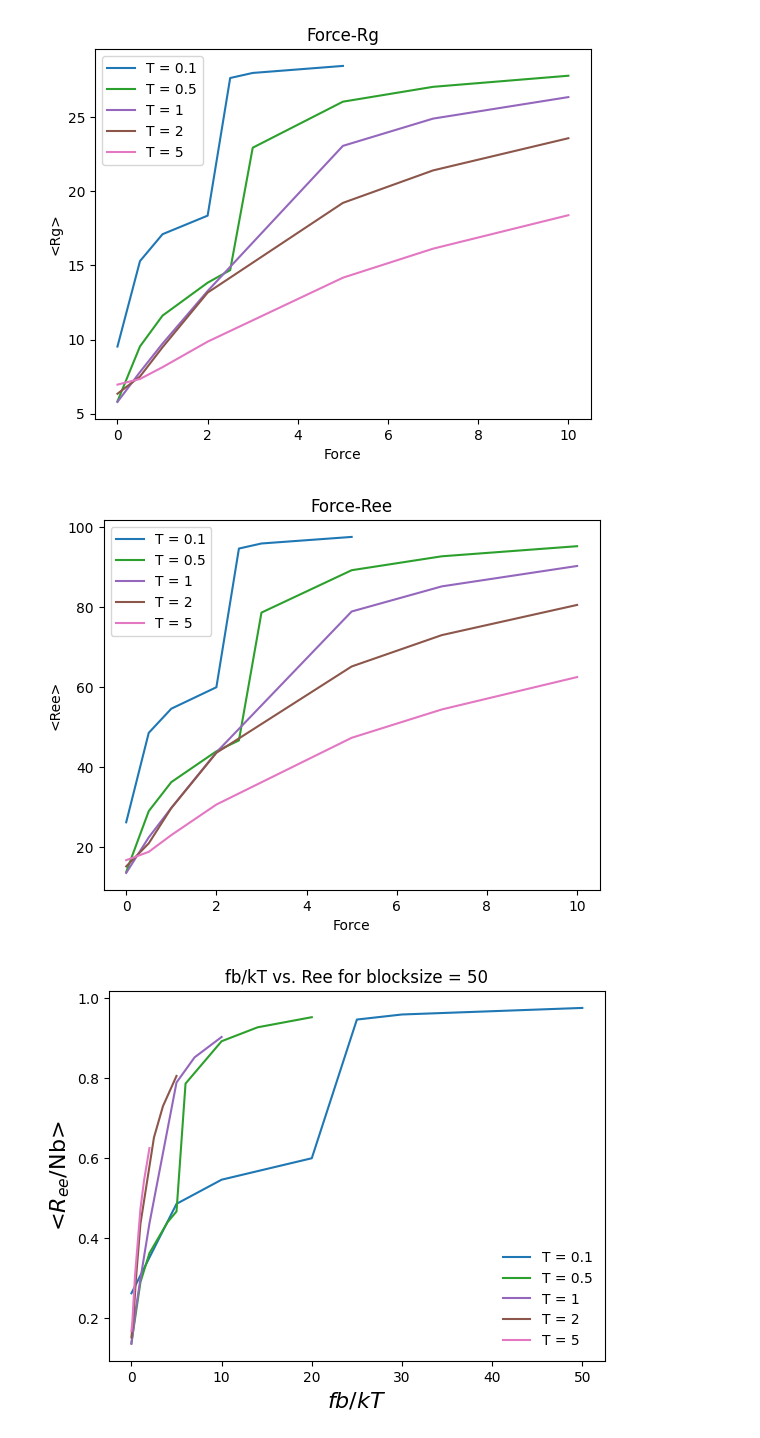
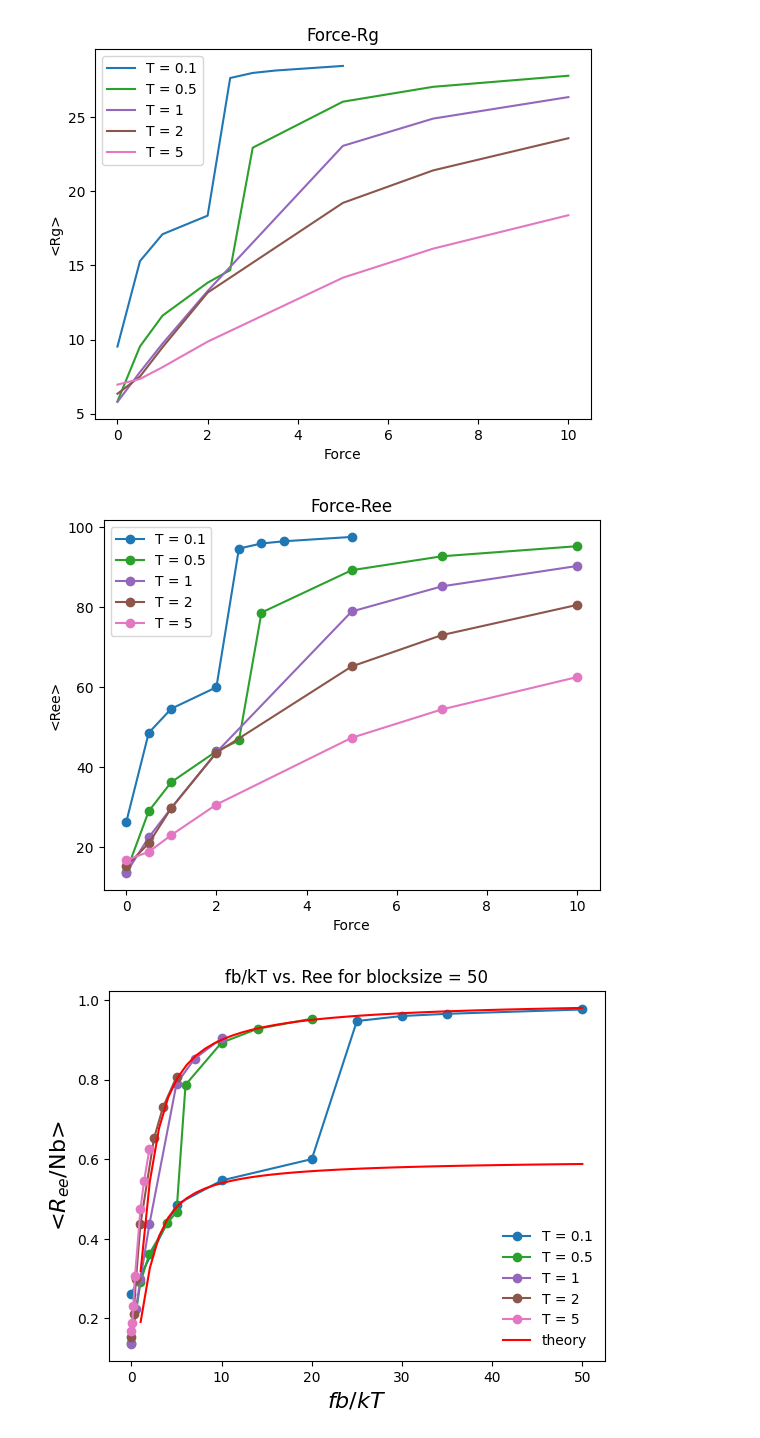
Before and after one commit to VagrantHyp/Code, a Jupyter notebook: Block50.ipynb, the cells around one changed output. Saved outputs shown, nothing was run; the diff lists cells and outputs as text; code cells hidden in the pictures.

Commit message:
Added theoretical curve

```diff
--- a/Block50.ipynb
+++ b/Block50.ipynb
@@ -11,7 +11,7 @@ from Methods import CGT
 temps = [0.1, 0.5, 1, 2, 5]
 # %%
 #T = 0.1
-f = [0, 0.5, 1, 2, 2.5, 3, 5]
+f = [0, 0.5, 1, 2, 2.5, 3, 3.5, 5]
 t = 0.1
 Rgfolder = '../Data/Block50/Radius of gyration/ForcesT01'
 Reefolder = '../Data/Block50/End-to-end distance/ForcesT01'
@@ -237,7 +241,7 @@ plt.savefig('../Data/Block50/Figures/FvsRg')
 # %%
 #Ree
 for cgt in lsCGT:
-    plt.plot(cgt.f, cgt.aveRee, color = cgt.color, label = 'T = ' + str(cgt.t))
+    plt.plot(cgt.f, cgt.aveRee, 'o-', color = cgt.color, label = 'T = ' + str(cgt.t))
 
 plt.legend()
 plt.xlabel('Force')
@@ -245,18 +249,24 @@ plt.ylabel('<Ree>')
 plt.title('Force-Ree')
 plt.savefig('../Data/Block50/Figures/FvsRee')
 # %% [output]
-[figure, old version]
+[figure, new version]
 # %%
 for cgt in lsCGT:
     force = np.array(cgt.f)
     Ree = np.array(cgt.aveRee)
-    plt.plot(force / cgt.t, Ree / 100, color = cgt.color, label = 'T = ' + str(cgt.t))
+    plt.plot(force / cgt.t, Ree / 100, 'o-', color = cgt.color, label = 'T = ' + str(cgt.t))
+
+x = np.linspace(0, 50)
+y = 1 / np.tanh(x) - 1 / x
+y2 = y * 3/5
+plt.plot(x,y, color = 'r', label = 'theory')
+plt.plot(x,y2, color = 'r')
 
 plt.xlabel('$fb/kT$', fontsize=16)
 plt.ylabel('<$R_{ee}$/Nb>', fontsize=16)
 plt.legend(frameon=False)
 plt.title("fb/kT vs. Ree for blocksize = 50")
 plt.savefig('../Data/Block50/Figures/Fbkt vs Ree')
 # plt.xlim(0,20)
 # %% [output]
-[figure, old version]
+[figure, new version]
```
Also changed, not shown: parts of 4 cells of this notebook, 2 other files.
